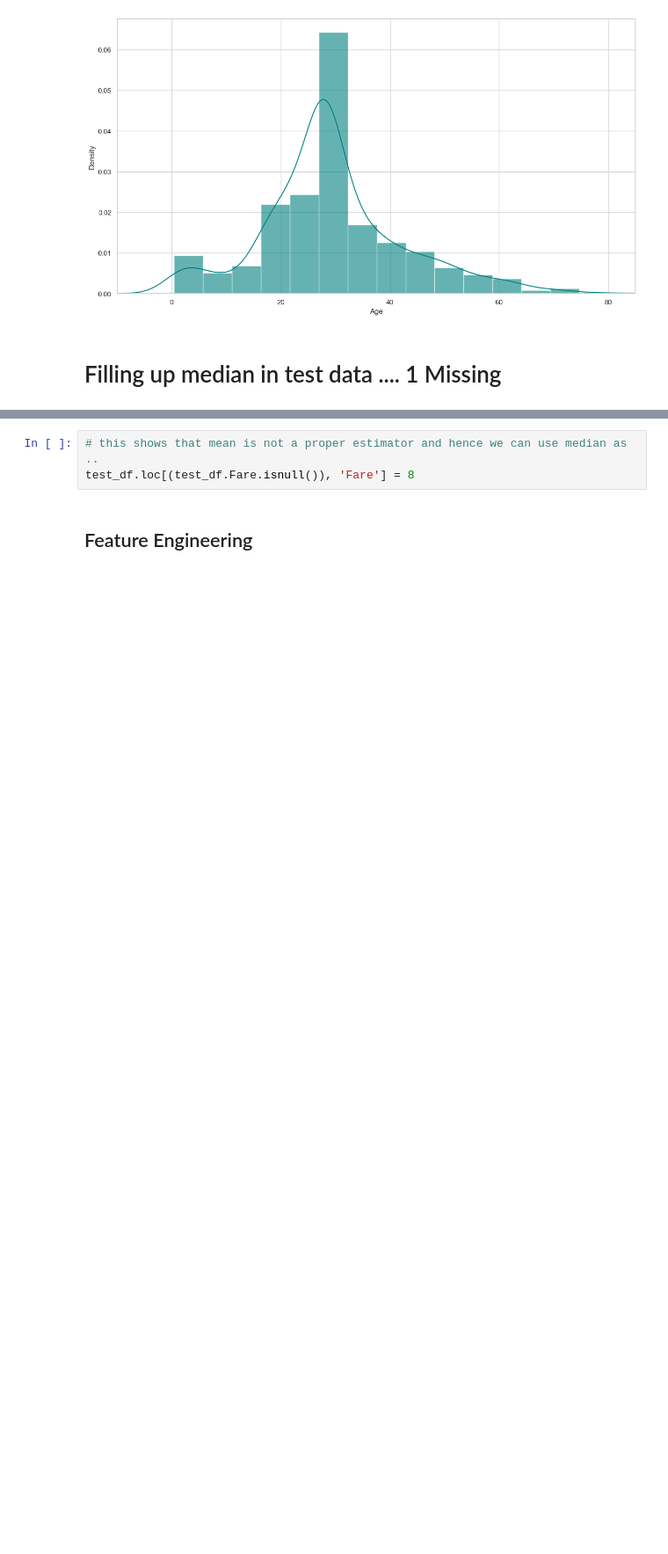
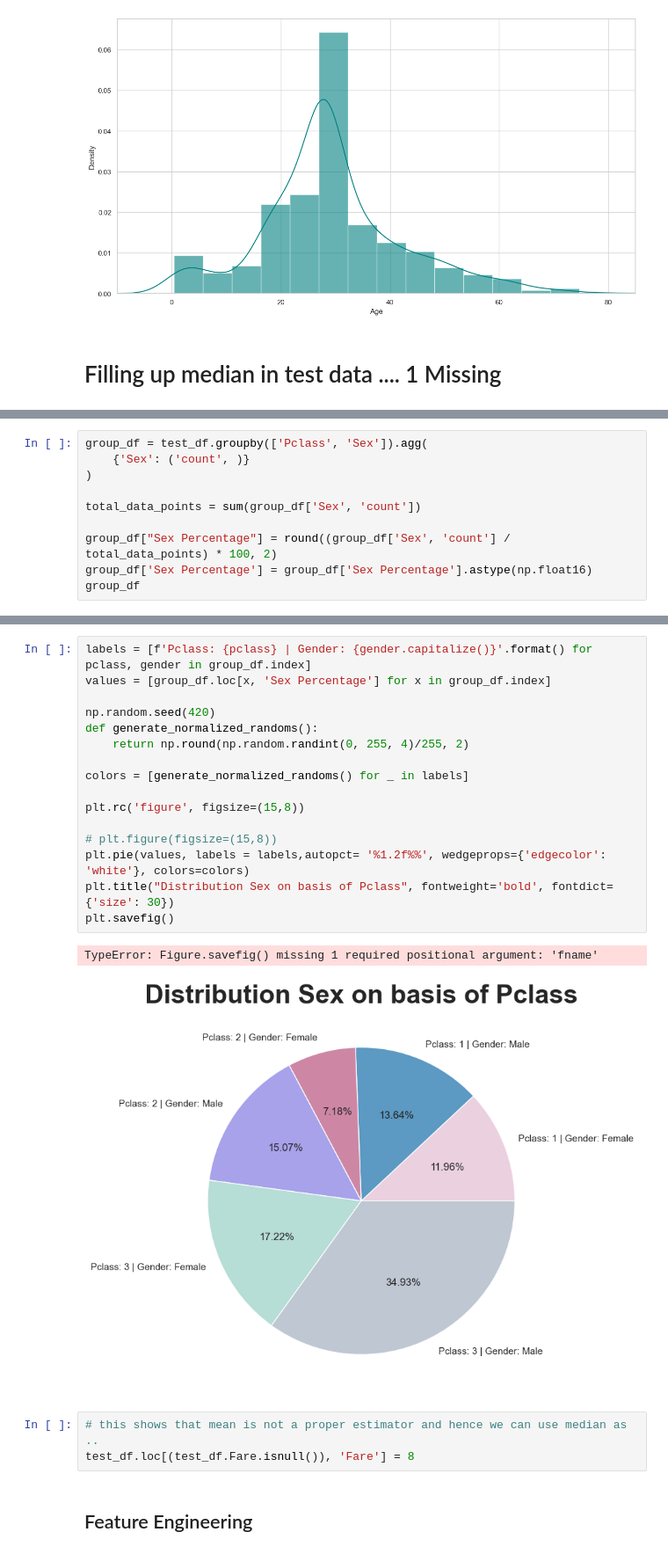
Before and after one commit to SahilLodha/AI_Classes_Notebooks, a Jupyter notebook: classical_ml/Section 02 - Logistic Regression/Logistic Regression.ipynb, the cells around one changed output, grey strips where cells are left out. Shown at 88% size. Cells and saved outputs as stored; diff of their text form; blank space fills up the shorter version.

```diff
--- a/classical_ml/Section 02 - Logistic Regression/Logistic Regression.ipynb
+++ b/classical_ml/Section 02 - Logistic Regression/Logistic Regression.ipynb
@@ -224,3 +223,13 @@ group_df
 | S | 1 | 50 | 76.677504 | 51.67085 |
 |  | 2 | 78 | 23.056090 | 21.00000 |
 |  | 3 | 141 | 13.913030 | 8.05000 |
+# %%
+group_df = test_df.groupby(['Pclass', 'Sex']).agg(
+    {'Sex': ('count', )}
+)
+
+total_data_points = sum(group_df['Sex', 'count'])
+
+group_df["Sex Percentage"] = round((group_df['Sex', 'count'] / total_data_points) * 100, 2)
+group_df['Sex Percentage'] = group_df['Sex Percentage'].astype(np.float16)
+group_df
@@ -227,3 +246,22 @@ group_df
+# %%
+labels = [f'Pclass: {pclass} | Gender: {gender.capitalize()}'.format() for pclass, gender in group_df.index]
+values = [group_df.loc[x, 'Sex Percentage'] for x in group_df.index]
+
+np.random.seed(420)
+def generate_normalized_randoms():
+    return np.round(np.random.randint(0, 255, 4)/255, 2)
+
+colors = [generate_normalized_randoms() for _ in labels]
+
+plt.rc('figure', figsize=(15,8))
+
+# plt.figure(figsize=(15,8))
+plt.pie(values, labels = labels,autopct= '%1.2f%%', wedgeprops={'edgecolor': 'white'}, colors=colors)
+plt.title("Distribution Sex on basis of Pclass", fontweight='bold', fontdict={'size': 30})
+plt.savefig()
+# %% [output]
+TypeError: Figure.savefig() missing 1 required positional argument: 'fname'
+[figure, added]
 # %%
 # this shows that mean is not a proper estimator and hence we can use median as ..
 test_df.loc[(test_df.Fare.isnull()), 'Fare'] = 8
```
Also changed, not shown: parts of 7 cells of this notebook, 8 other files.
